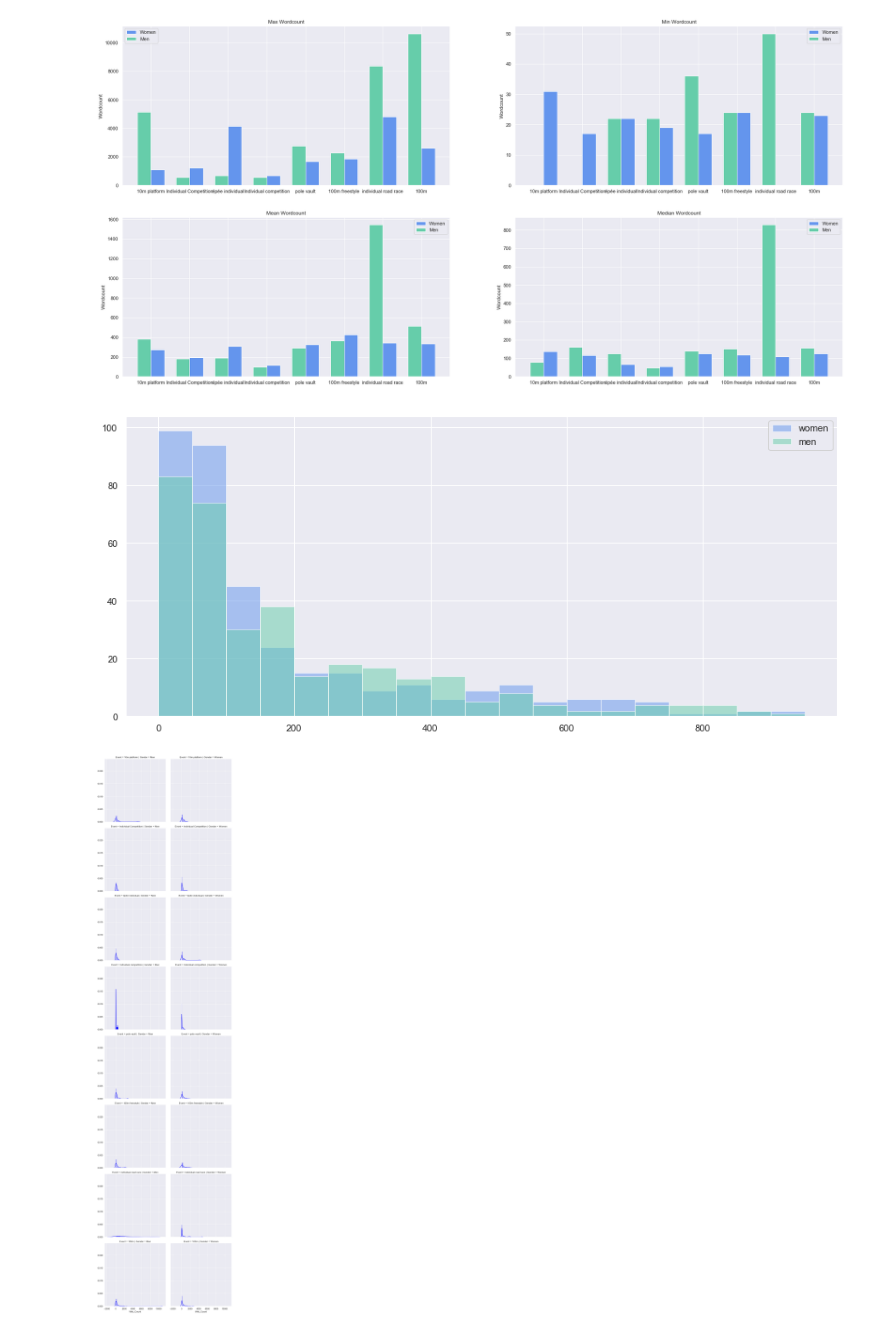
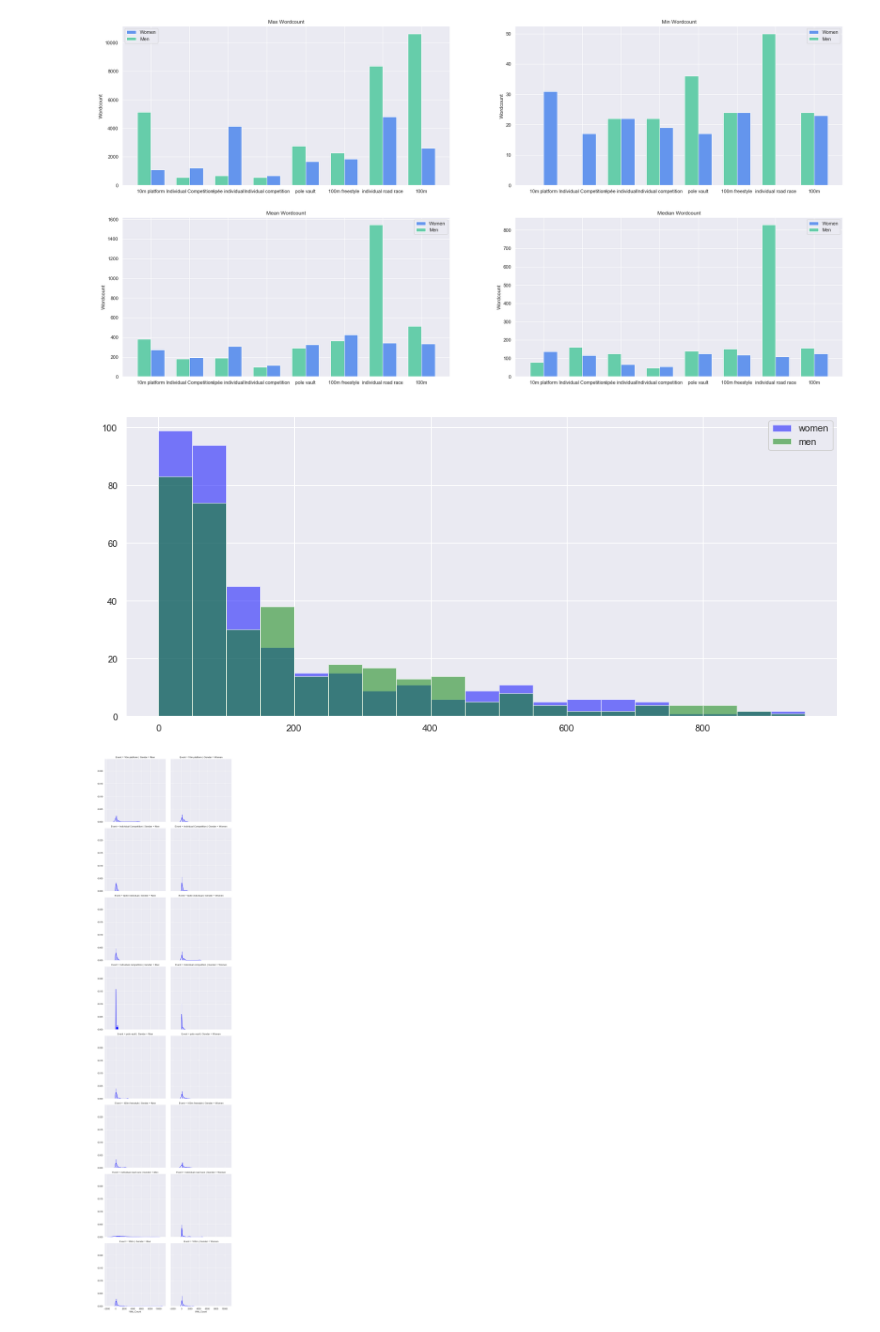
Before and after one commit to Tumbraegel/data-science-project, a Jupyter notebook: Get_Wiki_Count/Data_Analysis.ipynb, the cells around one changed output. Cells and saved outputs as stored; diff of their text form; code cells hidden in the pictures.

Commit message:
optimised visualisation for matplotlib histograms

```diff
--- a/Get_Wiki_Count/Data_Analysis.ipynb
+++ b/Get_Wiki_Count/Data_Analysis.ipynb
@@ -187,18 +187,18 @@ plot(alldata)
 # %%
 #histogram of all data
 men = alldata.loc[alldata['Gender'] == 'Men'].Wiki_Count
 women = alldata.loc[alldata['Gender'] == 'Women'].Wiki_Count
 
 bins = range(0, 1000, 50)
 
 plt.figure(figsize=(15,6.5))
-plt.hist(women, bins, alpha=0.5, label='women')
-plt.hist(men, bins, alpha=0.5, label='men')
+plt.hist(women, bins, alpha=0.5, label='women', color="blue")
+plt.hist(men, bins, alpha=0.5, label='men', color="green")
 
 plt.legend()
 plt.show()
 # %% [output]
-[figure, old version]
+[figure, new version]
 # %%
 #histograms using fancy seaborn but the result is kind of strange ...
 g = sns.FacetGrid(alldata, col="Gender", row="Event", height=5, aspect=1)
```
Also changed, not shown: parts of 1 cell of this notebook.
